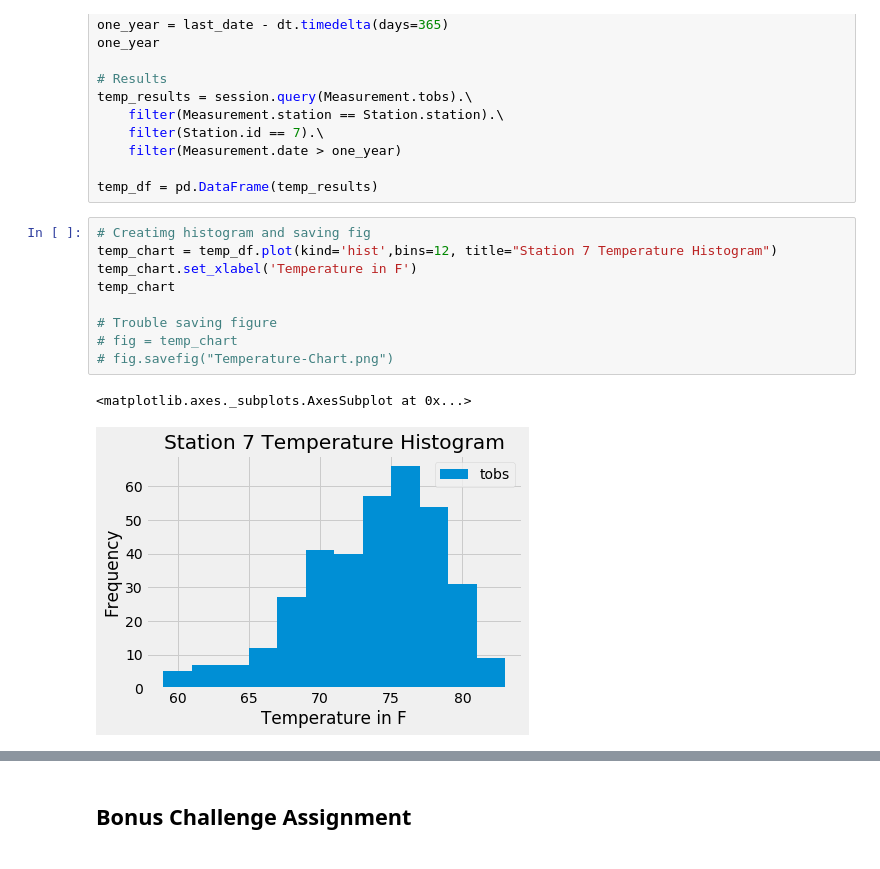
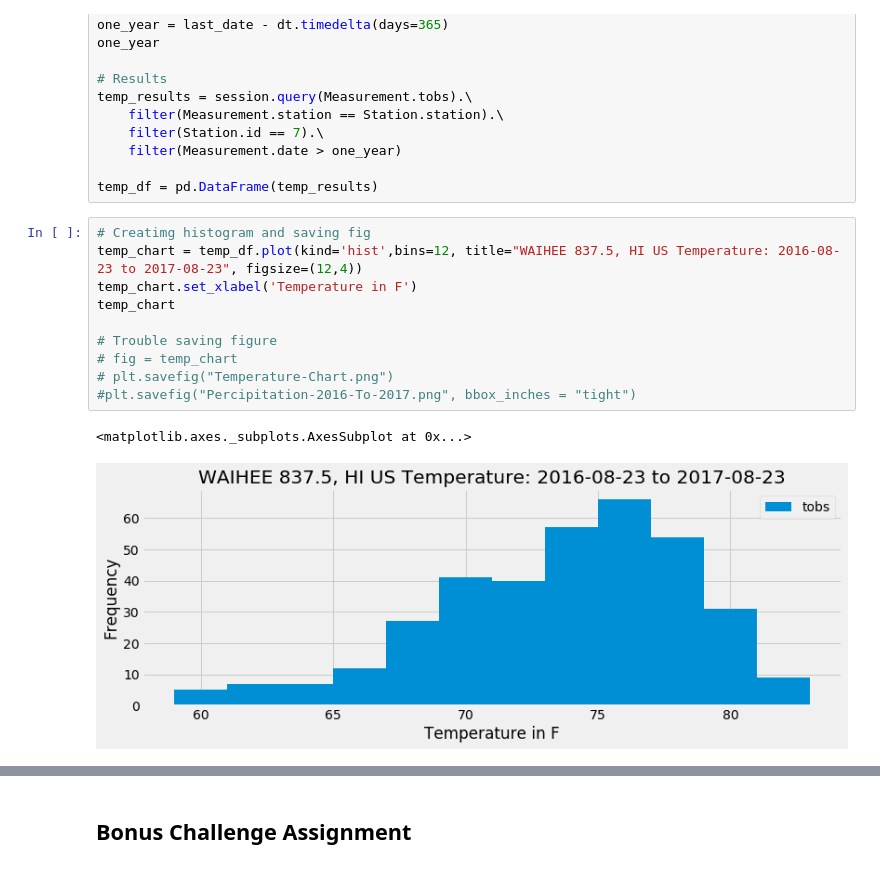
Before and after one commit to GStout17/sqlalchemy-challenge, a Jupyter notebook: climate_starter.ipynb, the cells around one changed output, grey strips where cells are left out. Cells and saved outputs as stored; diff of their text form.

```diff
--- a/climate_starter.ipynb
+++ b/climate_starter.ipynb
@@ -171,15 +171,16 @@ temp_results = session.query(Measurement.tobs).\
 temp_df = pd.DataFrame(temp_results)
 # %%
 # Creatimg histogram and saving fig
-temp_chart = temp_df.plot(kind='hist',bins=12, title="Station 7 Temperature Histogram")
+temp_chart = temp_df.plot(kind='hist',bins=12, title="WAIHEE 837.5, HI US Temperature: 2016-08-23 to 2017-08-23", figsize=(12,4))
 temp_chart.set_xlabel('Temperature in F')
 temp_chart
 
 # Trouble saving figure
 # fig = temp_chart
-# fig.savefig("Temperature-Chart.png")
+# plt.savefig("Temperature-Chart.png")
+#plt.savefig("Percipitation-2016-To-2017.png", bbox_inches = "tight")
 # %% [output]
 <matplotlib.axes._subplots.AxesSubplot at 0x...>
-[figure, old version]
+[figure, new version]
 # %%
 # Perform a query to retrieve the data and precipitation scores
```
Also changed, not shown: parts of 2 cells of this notebook, 2 other files.
